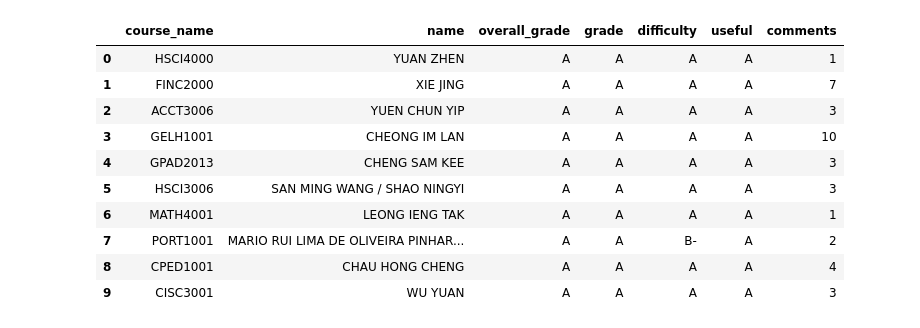
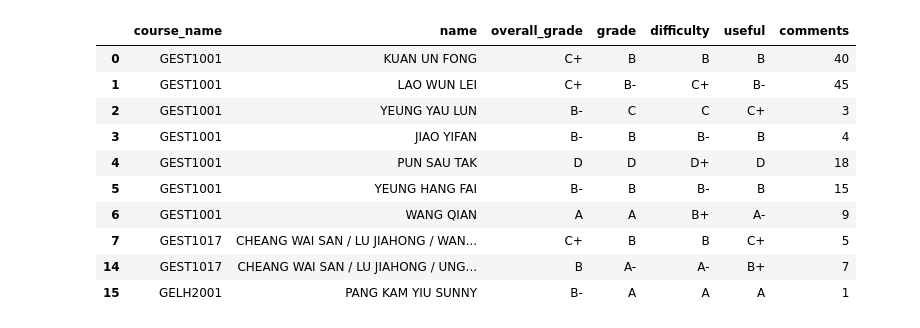
Before and after one commit to 2646044472/UMADA-UMacAddDropAssistant, a Jupyter notebook: tools/data_merge.ipynb, the cells around one changed output. Saved outputs shown, nothing was run; the diff lists cells and outputs as text; code cells hidden in the pictures.

```diff
--- a/tools/data_merge.ipynb
+++ b/tools/data_merge.ipynb
@@ -1,42 +4,14 @@
 # %%
 import numpy as np
 import pandas as pd
-df = pd.read_csv('CM_raw.csv')
+df = pd.read_csv(f'{class_type}_raw.csv')
 # %%
 df = df[df['comments'] != 0]
 # %%
 import pandas as pd
 
-# 删除 name 和 course_name 都重复的行，保留第一次出现的行
-df_unique = df.drop_duplicates(subset=['name', 'course_name'])
-
-# 定义成绩的排序顺序
-grade_order = ['A+', 'A', 'A-', 'B+', 'B', 'B-', 'C+', 'C', 'C-', 'D+', 'D', 'D-', 'F']
-
-# 创建一个字典，将成绩映射到数值
-grade_to_num = {grade: i for i, grade in enumerate(grade_order)}
-
-# 创建一个新的列来存储数值化的成绩
-df_unique['overall_grade_num'] = df_unique['overall_grade'].map(grade_to_num)
-
-# 按 overall_grade_num 降序排序
-df_sorted = df_unique.sort_values('overall_grade_num', ascending=True)
-
-# 删除辅助列
-df_sorted = df_sorted.drop('overall_grade_num', axis=1)
-
-# 重置索引
-df_sorted = df_sorted.reset_index(drop=True)
-
-# 设置显示选项
+df = df.drop_duplicates(subset=['name', 'course_name'])
 pd.set_option('display.max_rows', None)
 pd.set_option('display.max_columns', None)
 pd.set_option('display.width', None)
 pd.set_option('display.expand_frame_repr', False)
-
-# 显示去重并排序后的数据框
-print(df_sorted)
-
-# 输出处理前后的行数
-print(f"\n原始数据行数: {len(df)}")
-print(f"处理后数据行数: {len(df_sorted)}")
@@ -66,18 +18,18 @@ See the caveats in the documentation: https://pandas.pydata.org/pandas-docs/stab
 # %%
-df_ratings = df_sorted
+df_ratings = df
 df_ratings[:10]
 # %% [output]
 |  | course_name | name | overall_grade | grade | difficulty | useful | comments |
-| 0 | HSCI4000 | YUAN ZHEN | A | A | A | A | 1 |
-| 1 | FINC2000 | XIE JING | A | A | A | A | 7 |
-| 2 | ACCT3006 | YUEN CHUN YIP | A | A | A | A | 3 |
-| 3 | GELH1001 | CHEONG IM LAN | A | A | A | A | 10 |
-| 4 | GPAD2013 | CHENG SAM KEE | A | A | A | A | 3 |
-| 5 | HSCI3006 | SAN MING WANG / SHAO NINGYI | A | A | A | A | 3 |
-| 6 | MATH4001 | LEONG IENG TAK | A | A | A | A | 1 |
-| 7 | PORT1001 | MARIO RUI LIMA DE OLIVEIRA PINHAR... | A | A | B- | A | 2 |
-| 8 | CPED1001 | CHAU HONG CHENG | A | A | A | A | 4 |
-| 9 | CISC3001 | WU YUAN | A | A | A | A | 3 |
+| 0 | GEST1001 | KUAN UN FONG | C+ | B | B | B | 40 |
+| 1 | GEST1001 | LAO WUN LEI | C+ | B- | C+ | B- | 45 |
+| 2 | GEST1001 | YEUNG YAU LUN | B- | C | C | C+ | 3 |
+| 3 | GEST1001 | JIAO YIFAN | B- | B | B- | B | 4 |
+| 4 | GEST1001 | PUN SAU TAK | D | D | D+ | D | 18 |
+| 5 | GEST1001 | YEUNG HANG FAI | B- | B | B- | B | 15 |
+| 6 | GEST1001 | WANG QIAN | A | A | B+ | A- | 9 |
+| 7 | GEST1017 | CHEANG WAI SAN / LU JIAHONG / WAN... | C+ | B | B | C+ | 5 |
+| 14 | GEST1017 | CHEANG WAI SAN / LU JIAHONG / UNG... | B | A- | A- | B+ | 7 |
+| 15 | GELH2001 | PANG KAM YIU SUNNY | B- | A | A | A | 1 |
 # %%
 import pandas as pd
 
```
Also changed, not shown: parts of 7 cells of this notebook, 1 other file.
